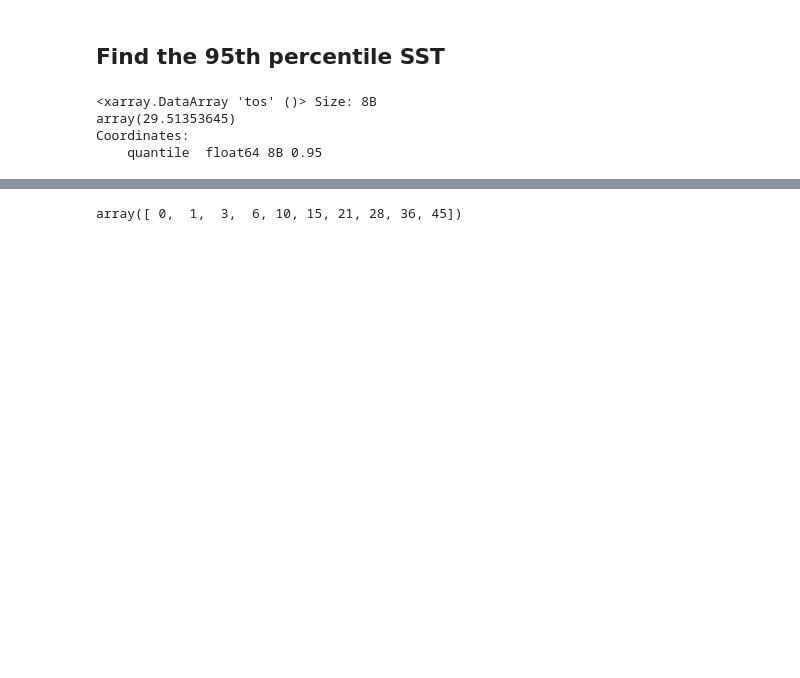
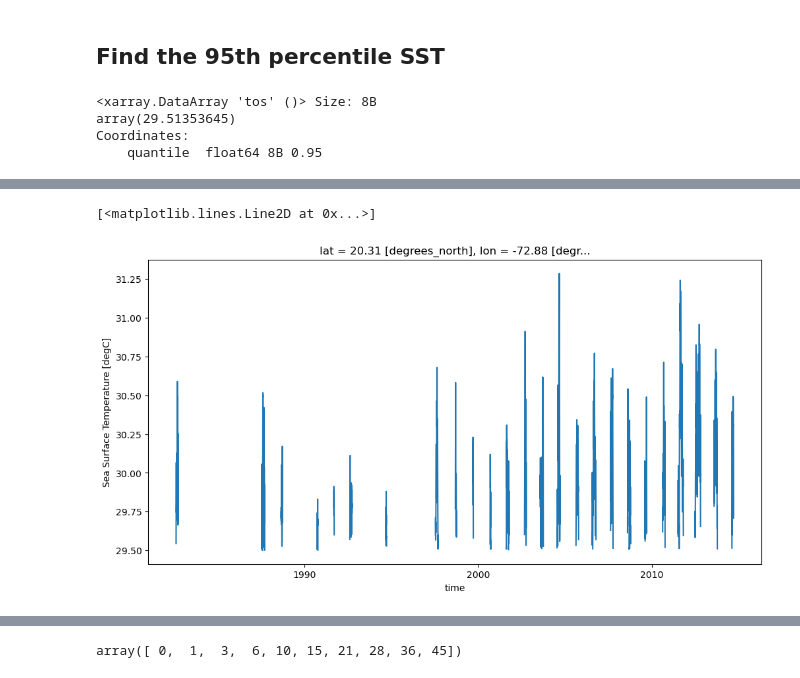
Before and after one commit to ProjectPythia/CFC-extreme-weather-cookbook, a Jupyter notebook: notebooks/cfc-ocean.ipynb, the cells around one changed output, grey strips where cells are left out. Drawn from its saved outputs; the diff is of its cells as text; code cells hidden in the pictures; blank space fills up the shorter version.

```diff
--- a/notebooks/cfc-ocean.ipynb
+++ b/notebooks/cfc-ocean.ipynb
@@ -510,0 +485,10 @@ mask = cfill>=29.5
+# %%
+def consecutive_days(mask):
+    labels = np.logical_not(mask).cumsum('time').where(mask, 0)
+
+    def calculate_group_lengths(g):
+        return xr.full_like(g, fill_value=g.count())
+
+    return labels.groupby(labels).apply(calculate_group_lengths).where(mask)
+# %%
+longer_than_10_days = consecutive_days(cfill >= 29.5) >= 10
@@ -511,3 +497,8 @@ mask = cfill>=29.5
+# %%
+csst_subset.where(longer_than_10_days).plot()
+# %% [output]
+[<matplotlib.lines.Line2D at 0x...>]
+[figure, added]
 # %%
 mask
 # %% [output]
```
Also changed, not shown: parts of 15 cells of this notebook.
